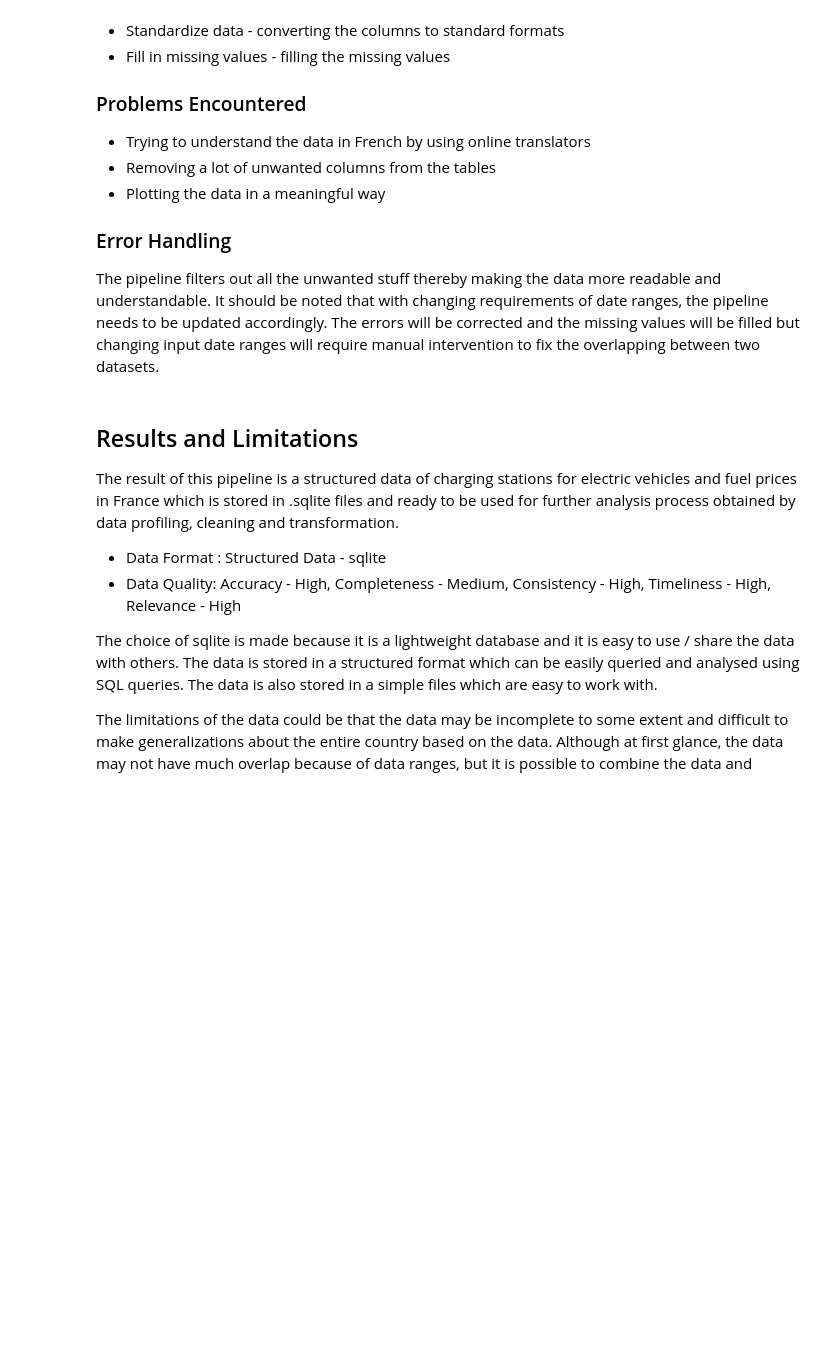
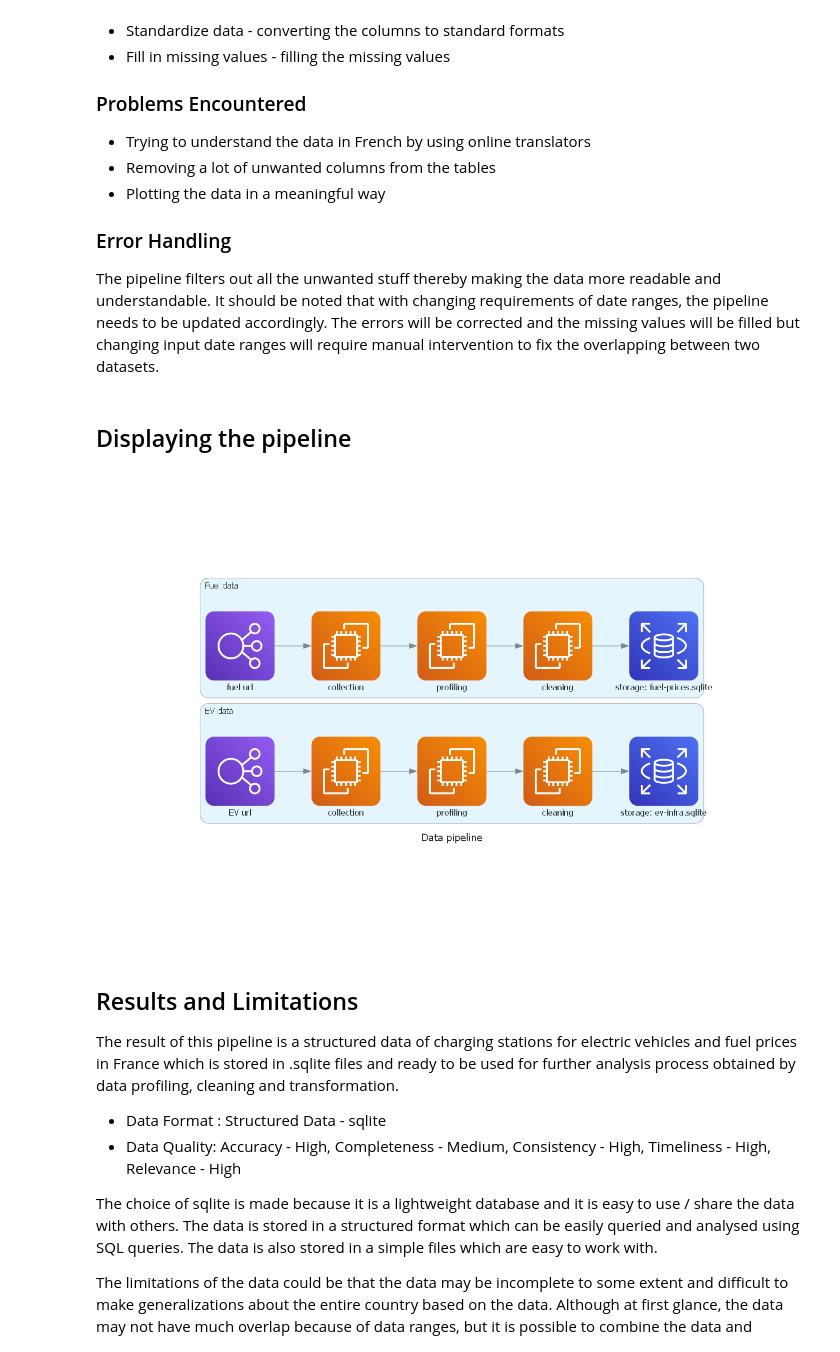
Before and after one commit to prabhunithingollapudi007/made-template-sose24, a Jupyter notebook: project/data-report.ipynb, the cells around one changed output. Cells and saved outputs as stored; diff of their text form; code cells hidden in the pictures; blank space fills up the shorter version.

Commit message:
pipeline diagram

```diff
--- a/project/data-report.ipynb
+++ b/project/data-report.ipynb
@@ -65,6 +65,26 @@ The entire pipeline is written in Python and is divided into below steps :
 ### Error Handling
 
 The pipeline filters out all the unwanted stuff thereby making the data more readable and understandable. It should be noted that with changing requirements of date ranges, the pipeline needs to be updated accordingly. The errors will be corrected and the missing values will be filled but changing input date ranges will require manual intervention to fix the overlapping between two datasets.
+# %% [markdown]
+## Displaying the pipeline
+# %%
+from diagrams import Diagram, Cluster
+from diagrams.aws.compute import EC2
+from diagrams.aws.database import RDS
+from diagrams.aws.network import ELB
+from IPython.display import display, Image
+
+
+with Diagram("Data pipeline", show=False) as diag:
+    with Cluster("EV data"):
+        ELB("EV url") >> EC2("collection")  >> EC2("profiling") >> EC2("cleaning") >> RDS("storage: ev-infra.sqlite")
+
+    with Cluster("Fuel data"):
+         ELB("fuel url") >> EC2("collection")  >> EC2("profiling") >> EC2("cleaning") >> RDS("storage: fuel-prices.sqlite")
+
+display(Image(diag.filename + ".png"))
+# %% [output]
+[figure, added]
 # %% [markdown]
 ## Results and Limitations
 
```
Also changed, not shown: 2 other files.
